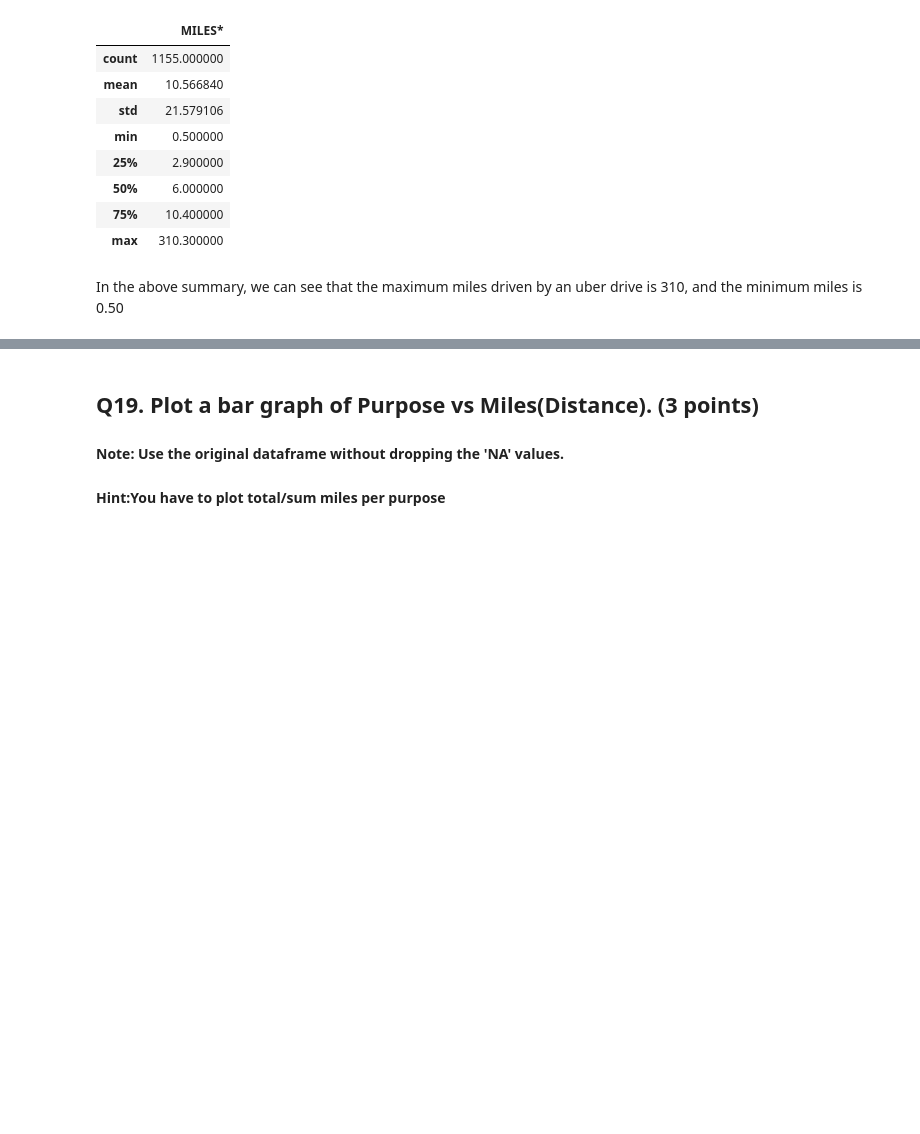
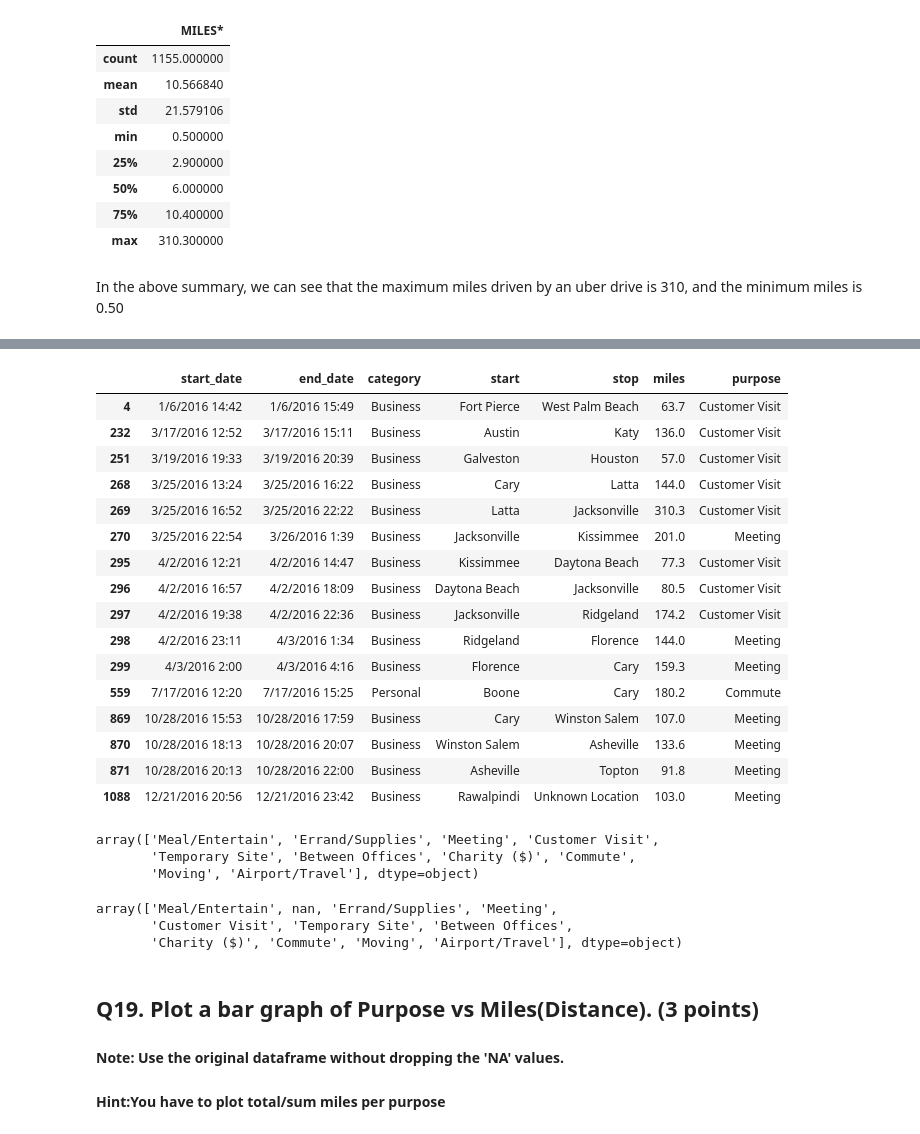
Before and after one commit to shubhanalytics/PGPDSBA-Projects, a Jupyter notebook: Proj.01 - Python for Data Analysis/Uber Drive.ipynb, the cells around one changed output, grey strips where cells are left out. Saved outputs shown, nothing was run; the diff lists cells and outputs as text; code cells hidden in the pictures; blank space fills up the shorter version.

Commit message:
updated uber notebook file

```diff
--- a/Proj.01 - Python for Data Analysis/Uber Drive.ipynb
+++ b/Proj.01 - Python for Data Analysis/Uber Drive.ipynb
@@ -143,2 +112,4 @@ df = df.rename(columns = {'START_DATE*':'start_date',\
+# %%
+df = uber.copy()  # copied the original dataset(uber) to df
 # %%
 df.head()
@@ -148,0 +123,4 @@ df.head()
+# %%
+df = df.dropna() # dropped the missing values from the df
+
+df.head()  #display 'df' which does not contain any missing values
@@ -148,0 +157,10 @@ df.head()
+# %%
+new_column_names = {'START_DATE*':'start_date',\
+                     'END_DATE*':'end_date',\
+                     'CATEGORY*':'category',\
+                     'START*':'start',\
+                     'STOP*':'stop',\
+                     'MILES*':'miles',\
+                     'PURPOSE*':'purpose'}
+# %%
+df = df.rename(columns = new_column_names)
@@ -224,9 +329,37 @@ F_route
+# %%
+df.query("miles > 50")
+# %% [output]
+|  | start_date | end_date | category | start | stop | miles | purpose |
+| 4 | 1/6/2016 14:42 | 1/6/2016 15:49 | Business | Fort Pierce | West Palm Beach | 63.7 | Customer Visit |
+| 232 | 3/17/2016 12:52 | 3/17/2016 15:11 | Business | Austin | Katy | 136.0 | Customer Visit |
+| 251 | 3/19/2016 19:33 | 3/19/2016 20:39 | Business | Galveston | Houston | 57.0 | Customer Visit |
+| 268 | 3/25/2016 13:24 | 3/25/2016 16:22 | Business | Cary | Latta | 144.0 | Customer Visit |
+| 269 | 3/25/2016 16:52 | 3/25/2016 22:22 | Business | Latta | Jacksonville | 310.3 | Customer Visit |
+| 270 | 3/25/2016 22:54 | 3/26/2016 1:39 | Business | Jacksonville | Kissimmee | 201.0 | Meeting |
+| 295 | 4/2/2016 12:21 | 4/2/2016 14:47 | Business | Kissimmee | Daytona Beach | 77.3 | Customer Visit |
+| 296 | 4/2/2016 16:57 | 4/2/2016 18:09 | Business | Daytona Beach | Jacksonville | 80.5 | Customer Visit |
+| 297 | 4/2/2016 19:38 | 4/2/2016 22:36 | Business | Jacksonville | Ridgeland | 174.2 | Customer Visit |
+| 298 | 4/2/2016 23:11 | 4/3/2016 1:34 | Business | Ridgeland | Florence | 144.0 | Meeting |
+| 299 | 4/3/2016 2:00 | 4/3/2016 4:16 | Business | Florence | Cary | 159.3 | Meeting |
+| 559 | 7/17/2016 12:20 | 7/17/2016 15:25 | Personal | Boone | Cary | 180.2 | Commute |
+| 869 | 10/28/2016 15:53 | 10/28/2016 17:59 | Business | Cary | Winston Salem | 107.0 | Meeting |
+| 870 | 10/28/2016 18:13 | 10/28/2016 20:07 | Business | Winston Salem | Asheville | 133.6 | Meeting |
+| 871 | 10/28/2016 20:13 | 10/28/2016 22:00 | Business | Asheville | Topton | 91.8 | Meeting |
+| 1088 | 12/21/2016 20:56 | 12/21/2016 23:42 | Business | Rawalpindi | Unknown Location | 103.0 | Meeting |
 # %%
 #displaying all types of purposes for the trip in an array from the dataframe 'df' with no 'NA' values
 
-ptype = df['purpose'].unique()
-
-np.array(ptype)
+df['purpose'].unique()
+# %% [output]
+array(['Meal/Entertain', 'Errand/Supplies', 'Meeting', 'Customer Visit',
+       'Temporary Site', 'Between Offices', 'Charity ($)', 'Commute',
+       'Moving', 'Airport/Travel'], dtype=object)
+# %%
+uber['PURPOSE*'].unique()
+# %% [output]
+array(['Meal/Entertain', nan, 'Errand/Supplies', 'Meeting',
+       'Customer Visit', 'Temporary Site', 'Between Offices',
+       'Charity ($)', 'Commute', 'Moving', 'Airport/Travel'], dtype=object)
 # %% [markdown]
 ## Q19. Plot a bar graph of Purpose vs Miles(Distance). (3 points)
 #### Note: Use the original dataframe without dropping the 'NA' values.
```
Also changed, not shown: parts of 32 cells of this notebook.
